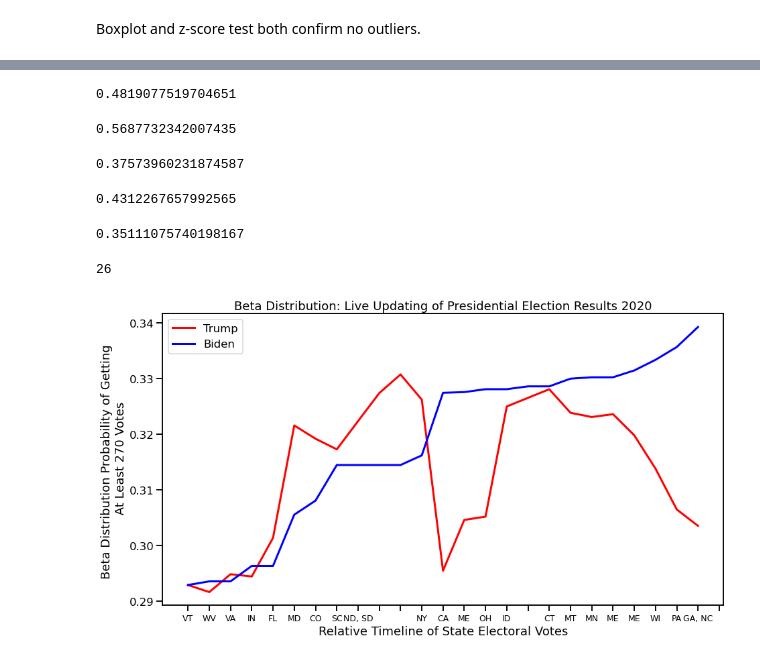
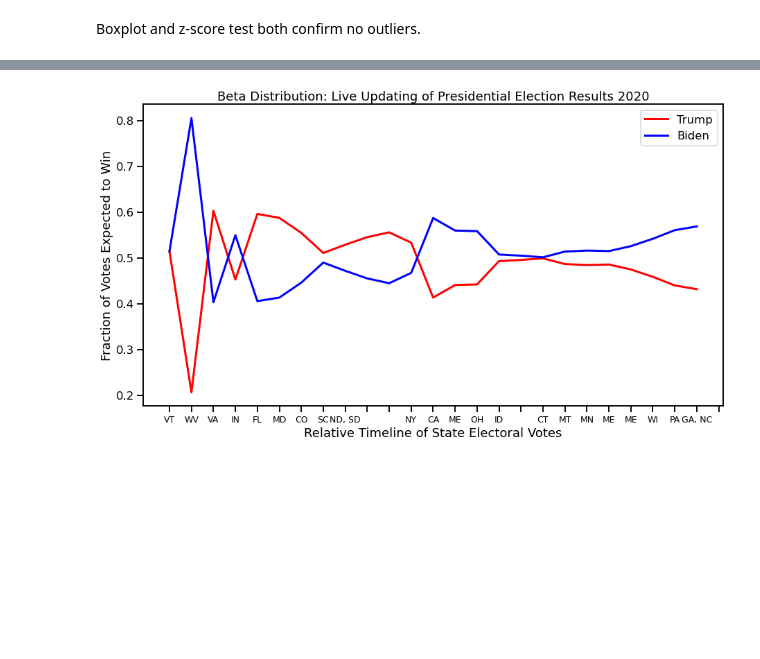
Before and after one commit to stlanier/presidential-beta-distributions, a Jupyter notebook: Beta Distribution of 2020 Election Data.ipynb, the cells around one changed output, grey strips where cells are left out. Drawn from its saved outputs; the diff is of its cells as text; code cells hidden in the pictures; blank space fills up the shorter version.

Commit message:
removed third-party candidate data and changed beta.fit() keywords bc loc is for minimum (not avg) and scale is for max (not std)

```diff
--- a/Beta Distribution of 2020 Election Data.ipynb
+++ b/Beta Distribution of 2020 Election Data.ipynb
@@ -162,5 +168,5 @@ Boxplot and z-score test both confirm no outliers.
 # %%
-attempt = stats.beta.fit(electoral_votes, loc=np.mean(electoral_votes))
+attempt = stats.beta.fit(electoral_votes, loc=0, scale=1)
 # %%
 attempt
 # %% [output]
@@ -206,31 +207,7 @@ plt.savefig('images/beta_over_hist.png')
-# %%
-(alpha + 306/538) / (alpha + 306/538 + beta)
-# %% [output]
-0.4819077519704651
-# %%
-306/538
-# %% [output]
-0.5687732342007435
-# %%
-(alpha + 232/538) / (alpha + 232/538 + beta + 306/538)
-# %% [output]
-0.37573960231874587
-# %%
-232/538
-# %% [output]
-0.4312267657992565
-# %%
-alpha / (alpha+beta)
-# %% [output]
-0.35111075740198167
 # %%
 biden = [3, 0, 16-3, 0, 63-16, 77-63, 115-77, 0, 0, 0, 126-115, 205-126, 206-205, 210-206, 0, 214-210, 0, 225-214, 227-225, 0, 237-227, 253-237, 273-253, 16+11+6]
 trump = [0, 5, 13-5, 24-13, 90-24, 96-90, 120-96, 129-120, 138-129, 144-138, 0, 0, 162-144, 166-162, 204-166, 210-204, 213-210, 0, 0, 214-213, 0, 0, 0, 15+3]
 updates = ['VT', 'WV', 'VA', 'IN', 'FL', 'MD', 'CO', 'SC', 'ND, SD', '', '', 'NY', 'CA', 'ME', 'OH', 'ID', '', 'CT', 'MT', 'MN', 'ME', 'ME', 'WI', 'PA', 'GA, NC', '']
-# %%
-len(updates)
-# %% [output]
-26
 # %%
 trump_beta = [(alpha, beta)]
 biden_beta = [(alpha, beta)]
@@ -238,32 +215,32 @@ biden_beta = [(alpha, beta)]
 for i in range(len(trump)):
     #new alpha and beta for trump
     a, b = trump_beta[i]
-    trump_beta.append((a+trump[i]/538, b+biden[i]/538))
+    trump_beta.append((a+trump[i], b+biden[i]))
 
     a, b = biden_beta[i]
-    biden_beta.append((a+biden[i]/538, b+biden[i]/538))
+    biden_beta.append((a+biden[i], b+trump[i]))
 # %%
 xs = range(len(trump)+1)
 ys_trump = []
 ys_biden = []
 for i in range(len(trump_beta)):
     a,b = trump_beta[i]
-#     ys_trump.append(a/(a+b))
-    ys_trump.append(1 - stats.beta.cdf(.5, a, b))
+    ys_trump.append(a/(a+b))
+#     ys_trump.append(1 - stats.beta.cdf(.5, a, b))
     a,b = biden_beta[i]
-#     ys_biden.append(a/(a+b))
-    ys_biden.append(1 - stats.beta.cdf(.5, a, b))
+    ys_biden.append(a/(a+b))
+#     ys_biden.append(1 - stats.beta.cdf(.5, a, b))
 # %%
 sns.set_context('talk')
 plt.rcParams['font.size']=15
 plt.figure(figsize=(15,8))
 plt.plot(xs, ys_trump, color='red', lw=3, label='Trump')
 plt.plot(xs, ys_biden, color='blue', lw=3, label='Biden')
 plt.legend()
 plt.xlabel('Relative Timeline of State Electoral Votes')
-plt.ylabel('Beta Distribution Probability of Getting \n At Least 270 Votes')
+plt.ylabel('Fraction of Votes Expected to Win')
 plt.title('Beta Distribution: Live Updating of Presidential Election Results 2020')
 plt.xticks(np.arange(26), updates, fontsize='small')
 plt.savefig('images/beta_election_updating.png')
 # %% [output]
-[figure, old version]
+[figure, new version]
```
Also changed, not shown: parts of 20 cells of this notebook, 3 other files.
